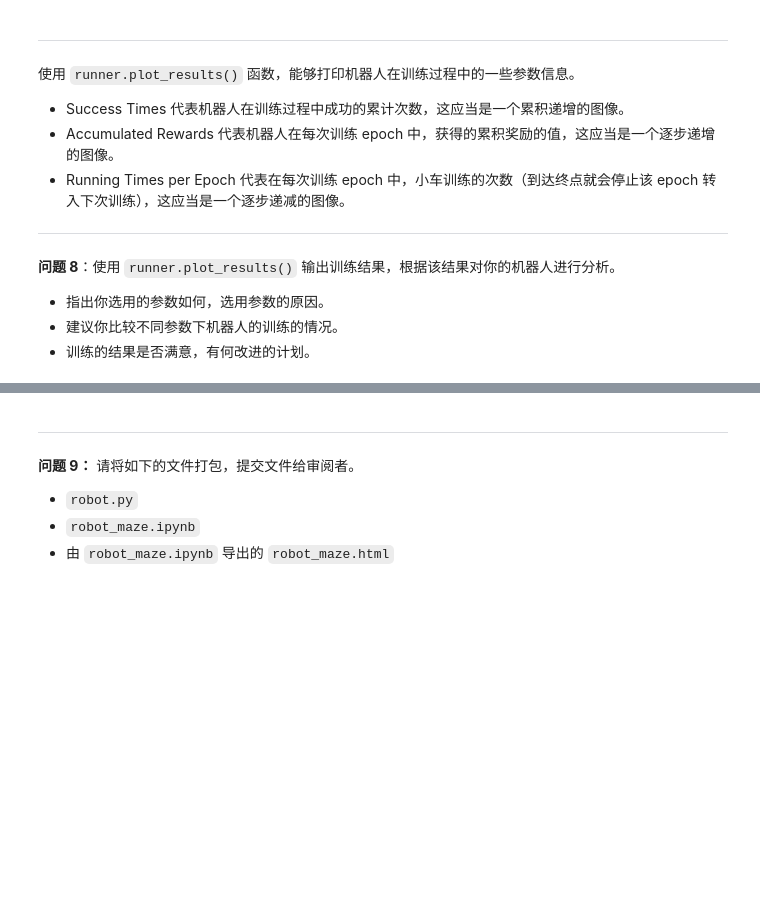
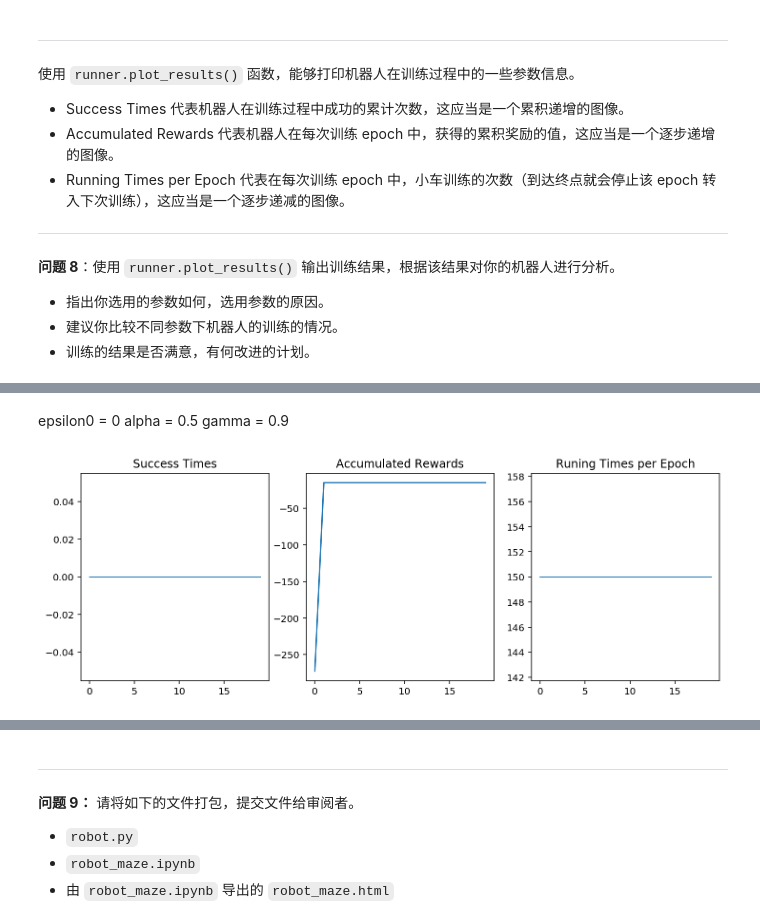
Before and after one commit to yiikai/MLND_CN_P5_Reinforcement_Learning, a Jupyter notebook: robot_maze.ipynb, the cells around one changed output, grey strips where cells are left out. Drawn from its saved outputs; the diff is of its cells as text; code cells hidden in the pictures; blank space fills up the shorter version.

```diff
--- a/robot_maze.ipynb
+++ b/robot_maze.ipynb
@@ -296,0 +298,8 @@ gamma = 0.9 是希望能够充分地对未来奖励进行考虑
+# %% [markdown]
+epsilon0 = 0
+alpha = 0.5
+gamma = 0.9
+# %%
+runner.plot_results()
+# %% [output]
+[figure, added]
```
Also changed, not shown: parts of 14 cells of this notebook, 2 other files.
